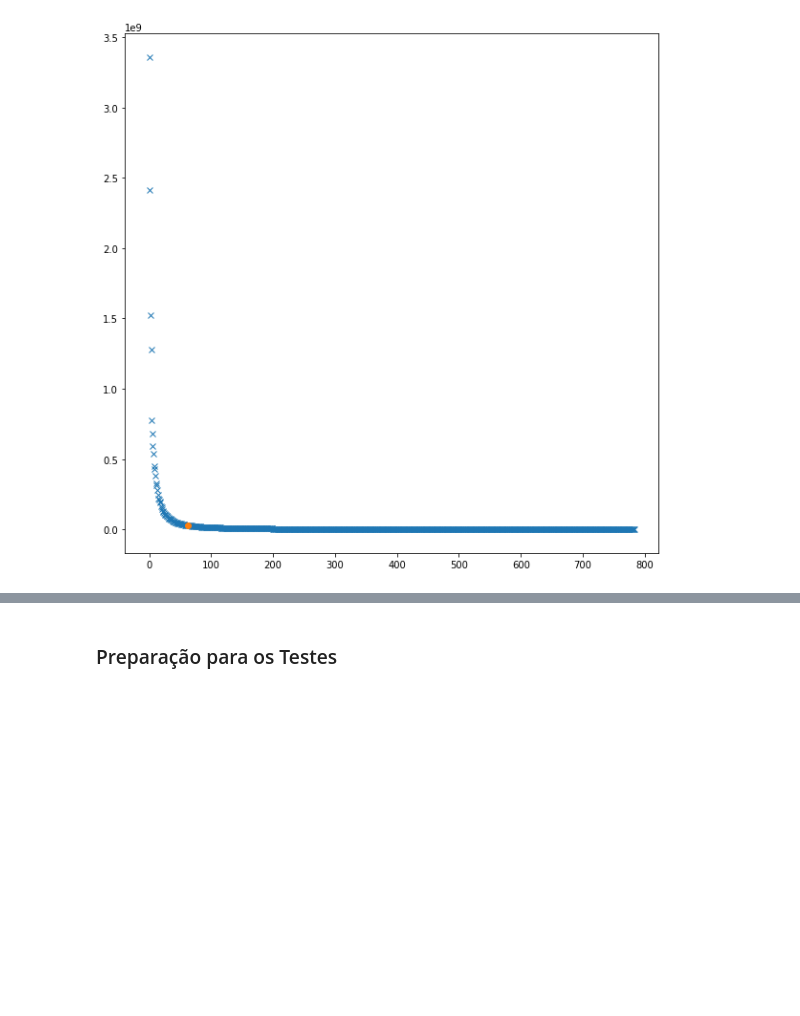
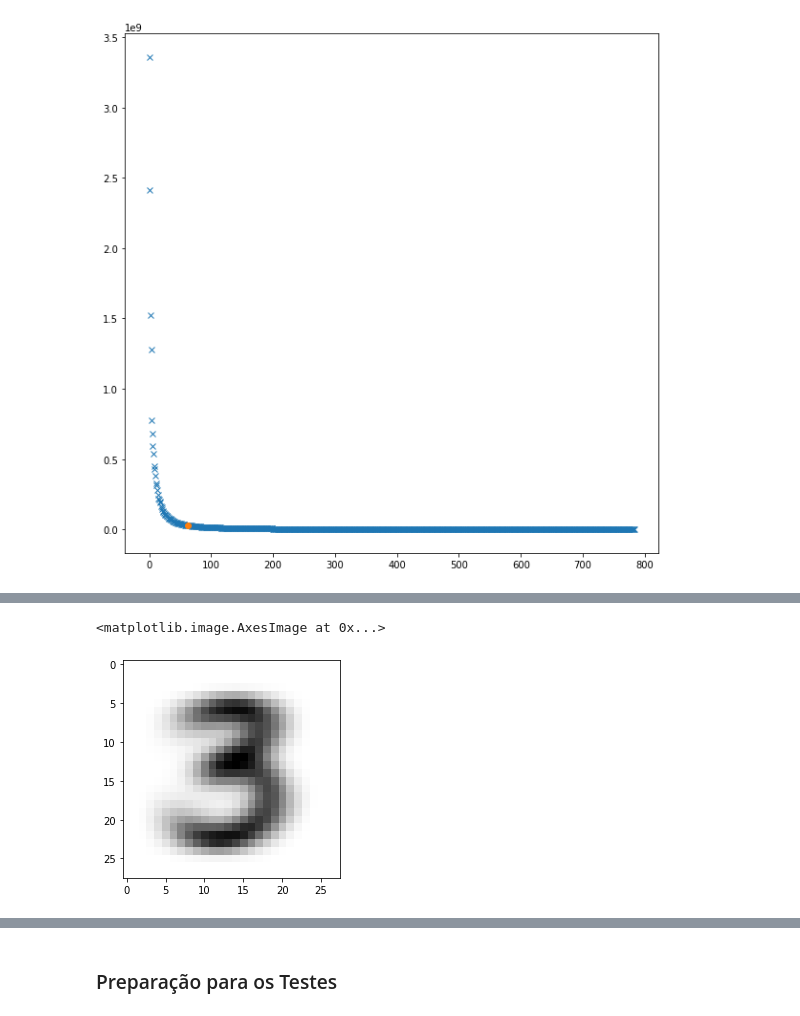
Before and after one commit to GuiSSMartins/MNIST_PCA_Digitos_MML, a Jupyter notebook: trainMNIST.ipynb, the cells around one changed output, grey strips where cells are left out. Saved outputs shown, nothing was run; the diff lists cells and outputs as text; code cells hidden in the pictures; blank space fills up the shorter version.

```diff
--- a/trainMNIST.ipynb
+++ b/trainMNIST.ipynb
@@ -255,0 +271,5 @@ plt.show()
+# %%
+plt.imshow(np.reshape(media_3, (28,28)), cmap=plt.cm.binary) # visualização da imagem média do dígito
+# %% [output]
+<matplotlib.image.AxesImage at 0x...>
+[figure, added]
```
Also changed, not shown: parts of 70 cells of this notebook.
